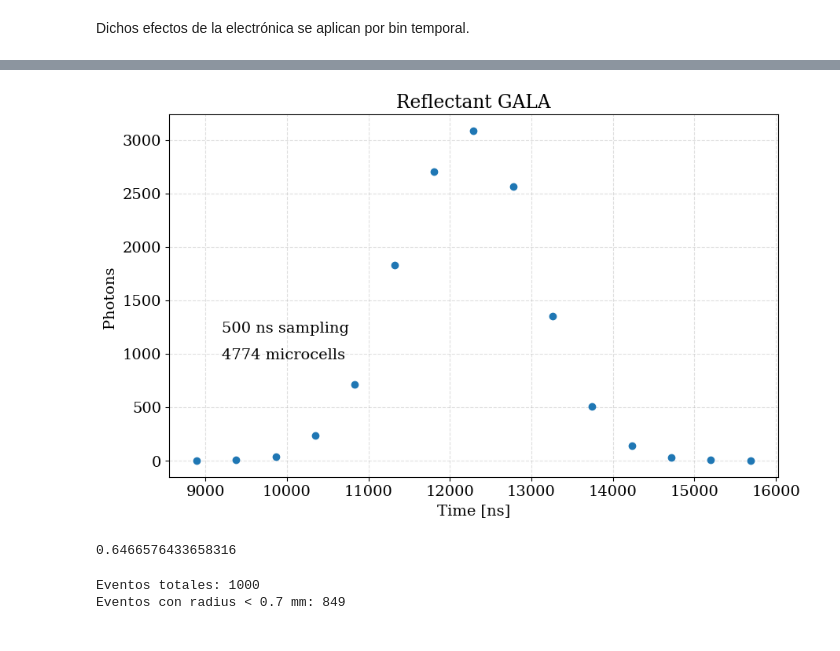
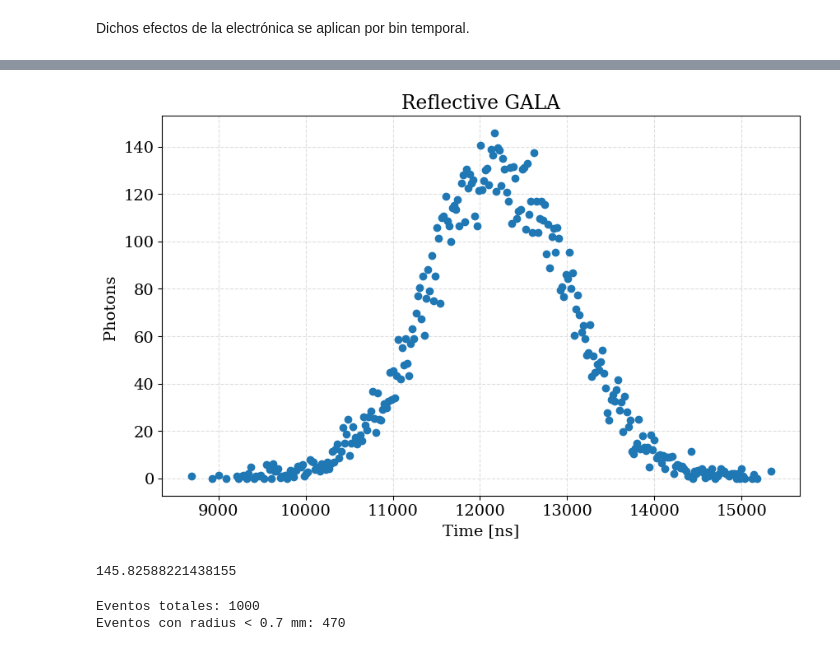
Before and after one commit to pablovzqz/GALA_hole, a Jupyter notebook: analysis/Offline_Electronics_Manual.ipynb, the cells around one changed output, grey strips where cells are left out. Saved outputs shown, nothing was run; the diff lists cells and outputs as text; code cells hidden in the pictures.

```diff
--- a/analysis/Offline_Electronics_Manual.ipynb
+++ b/analysis/Offline_Electronics_Manual.ipynb
@@ -25,7 +33,7 @@ def gaussian(x, A, sigma, mu):
 
 El documento es demasiado grande como para leerlo todo conjunto en memoria, de forma que se abre en secciones.
 # %%
-path ='/Users/pablovazquez/GALA_hole/build/geometric_hits_reflectiveGALA_test.txt'
+path ='/Users/pablovazquez/GALA_hole/build/geometric_hits_absorbentGALA_3mm_testfullpeaks.txt'
 # %%
 usecols = ['event_id', 'time_ns', 'vx_mm', 'vy_mm', 'vz_mm', 'nPhotons']
 
@@ -207,6 +271,7 @@ def compute_pde_bin(event_bins_df, prob_pde=pde, prob_crosstalk=crosstalk_prob,
     rows = []
     event_id = int(event_bins_df['event_id'].iloc[0])
     radius = float(event_bins_df['radius'].iloc[0])
+    vz_mm = float(event_bins_df['vz_mm'].iloc[0])
     dark_mean = dark_noise * acquisition_window_ns * 1e-9
 
     for _, row in event_bins_df.sort_values('bin_index').iterrows():
@@ -214,14 +279,20 @@ def compute_pde_bin(event_bins_df, prob_pde=pde, prob_crosstalk=crosstalk_prob,
         bin_index = int(row['bin_index'])
         bin_center_ns = float(row['bin_center_ns'])
 
-        n_pde = min(int(rng.binomial(n_hits, prob_pde)), microcells)
-        n_crosstalk = int(rng.binomial(n_pde, prob_crosstalk))
+        n_hits = rng.binomial(n_hits, 1)
+        n_pde = min(rng.binomial(n_hits, prob_pde), microcells)
+        n_crosstalk = rng.binomial(n_pde, prob_crosstalk)
         n_after_ct = min(n_pde + n_crosstalk, microcells)
-        n_dark = int(rng.poisson(dark_mean))
+        n_dark = rng.poisson(dark_mean)
         n_after_dark = min(n_after_ct + n_dark, microcells)
+        k = n_after_dark/sampling/microcells
+        correction = 1/(1+k*20)
+        n_seen = n_after_dark * correction
 
-        sigma_gain = gain_sigma_rel * np.sqrt(max(n_after_dark, 1))
-        charge_pe = float(n_after_dark + rng.normal(0.0, sigma_gain))
+
+
+        sigma_gain = gain_sigma_rel * np.sqrt(max(n_seen, 1))
+        charge_pe = float(n_seen + rng.normal(0.0, sigma_gain))
         if charge_pe < 0.0:
             charge_pe = 0.0
 
@@ -230,6 +301,7 @@ def compute_pde_bin(event_bins_df, prob_pde=pde, prob_crosstalk=crosstalk_prob,
             'bin_index': bin_index,
             'bin_center_ns': bin_center_ns,
             'radius': radius,
+            'vz_mm': vz_mm,
             'n_hits': n_hits,
             'n_pde': n_pde,
             'n_crosstalk': n_crosstalk,
@@ -288,18 +360,18 @@ Filas bin-evento procesadas: 14,931
 # %%
 plt.plot(charge_binned_electronica[charge_binned_electronica.event_id==0].bin_center_ns, charge_binned_electronica[charge_binned_electronica.event_id==0]['charge_pe'], 'o');
 plt.xlabel('Time [ns]');
 plt.ylabel('Photons ');
 plt.annotate('500 ns sampling', xy = (9200, 1200), )
 plt.annotate('4774 microcells', xy = (9200, 950))
-plt.title('Reflectant GALA')
+plt.title('Reflective GALA')
 plt.grid(True, alpha = 0.4, linestyle = '--')
-plt.savefig('/Users/pablovazquez/GALA_hole/results/reflectant_500ns_sampling_signal.png')
+plt.savefig('/Users/pablovazquez/GALA_hole/results/reflective_500ns_sampling_signal.png')
 # %% [output]
-[figure, old version]
+[figure, new version]
 # %%
-np.max(charge_binned_electronica[charge_binned_electronica.event_id==0]['charge_pe'])/4774
+np.max(charge_binned_electronica[charge_binned_electronica.event_id==0]['charge_pe'])
 # %% [output]
-0.6466576433658316
+145.82588221438155
 # %%
 # Carga total por evento (sumando bins)
 event_summary = (
@@ -307,6 +379,7 @@ event_summary = (
     .groupby('event_id', as_index=False)
     .agg(
         radius=('radius', 'first'),
+        z_position=('vz_mm', 'first'),
         charge_pe=('charge_pe', 'sum'),
         n_hits=('n_hits', 'sum'),
         n_pde=('n_pde', 'sum'),
@@ -329,7 +402,7 @@ print(f'Eventos totales: {len(charge_collection)}')
 print(f'Eventos con radius < 0.7 mm: {len(charge_collection_center)}')
 # %% [output]
 Eventos totales: 1000
-Eventos con radius < 0.7 mm: 849
+Eventos con radius < 0.7 mm: 470
 # %%
 event_summary
 # %% [output]
```
Also changed, not shown: parts of 26 cells of this notebook, 24 other files.
